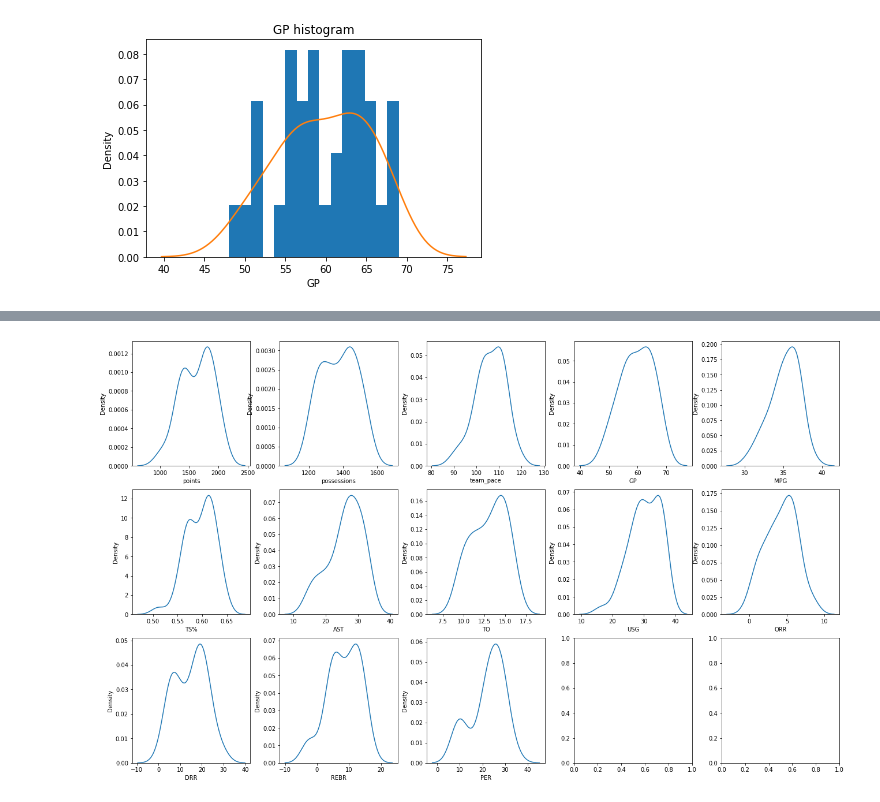
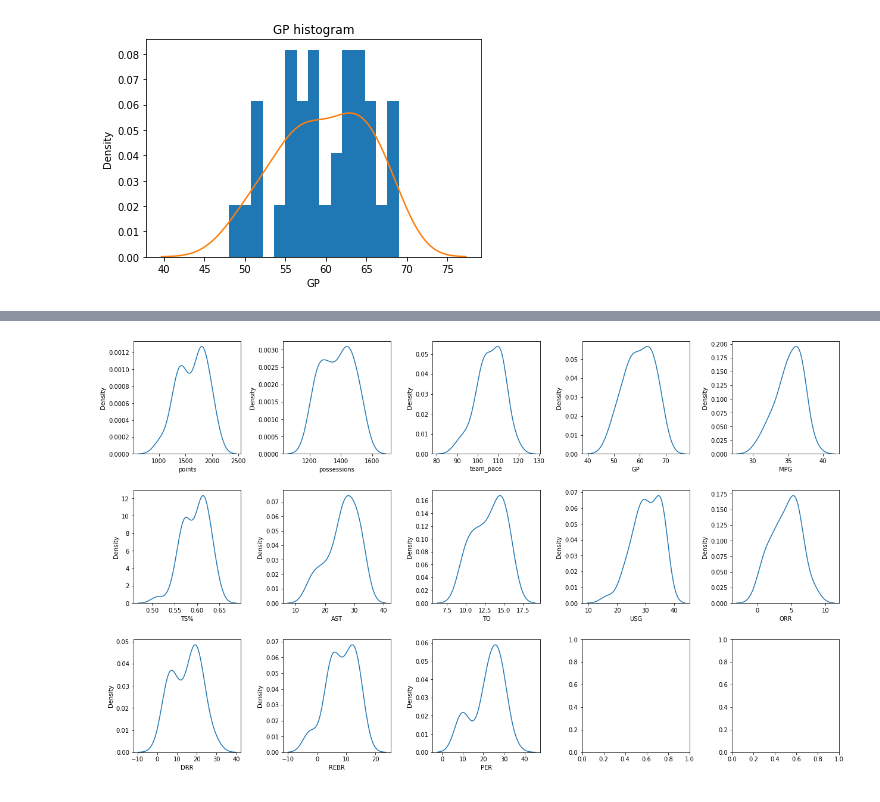
Before and after one commit to flegaspi700/SJ-FML, a Jupyter notebook: sj-fml.ipynb, the cells around one changed output, grey strips where cells are left out. Saved outputs shown, nothing was run; the diff lists cells and outputs as text; code cells hidden in the pictures.

```diff
--- a/sj-fml.ipynb
+++ b/sj-fml.ipynb
@@ -528,13 +535,13 @@ sns.kdeplot(player_df['GP']);
 # %%
 # Create a list of all column names, except for 'ID'.
 cols = list(player_df.iloc[:, 1:])
 
 # Create a 3x5 matrix of subplots and add padding around them for readability.
 fig, axes = plt.subplots(3, 5, figsize=(18, 11))
-fig.tight_layout(pad=2.0)
+fig.tight_layout(pad=4.0)
 
 # Loop over the columns of the DataFrame and create a KDE for each one.
 for i in range(len(cols)):
     sns.kdeplot(ax=axes[i//5, i%5], data=player_df[cols[i]])
 # %% [output]
-[figure, old version]
+[figure, new version]
```
Also changed, not shown: parts of 14 cells of this notebook.
